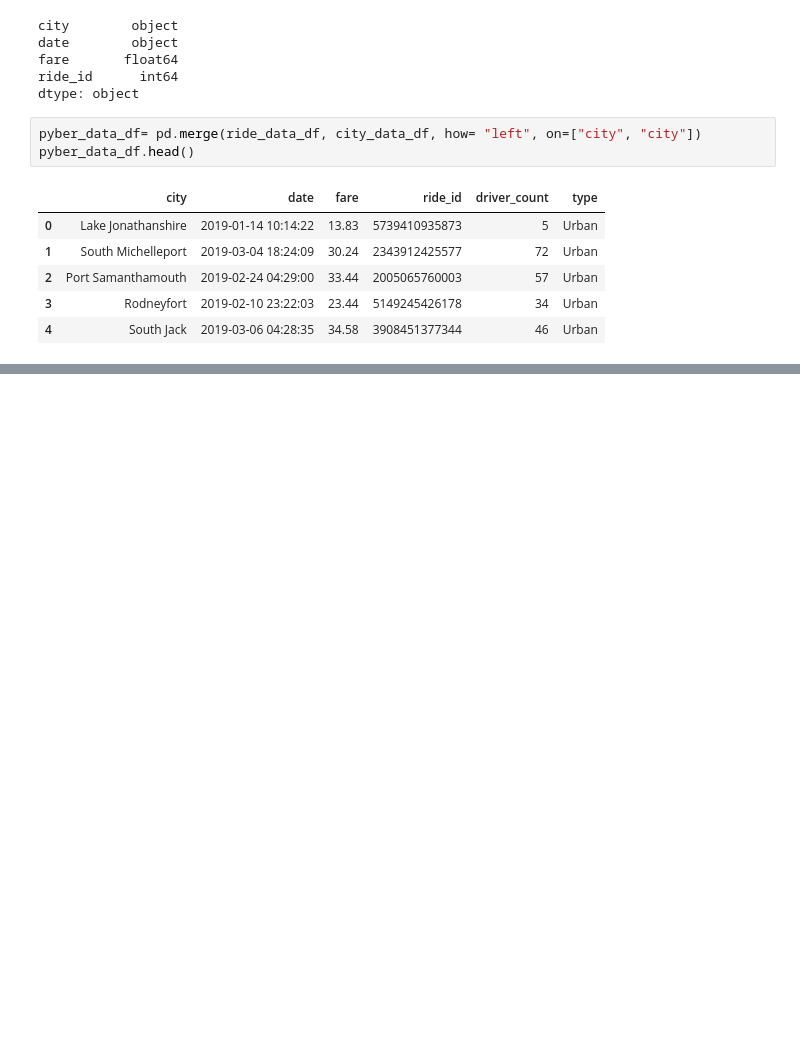
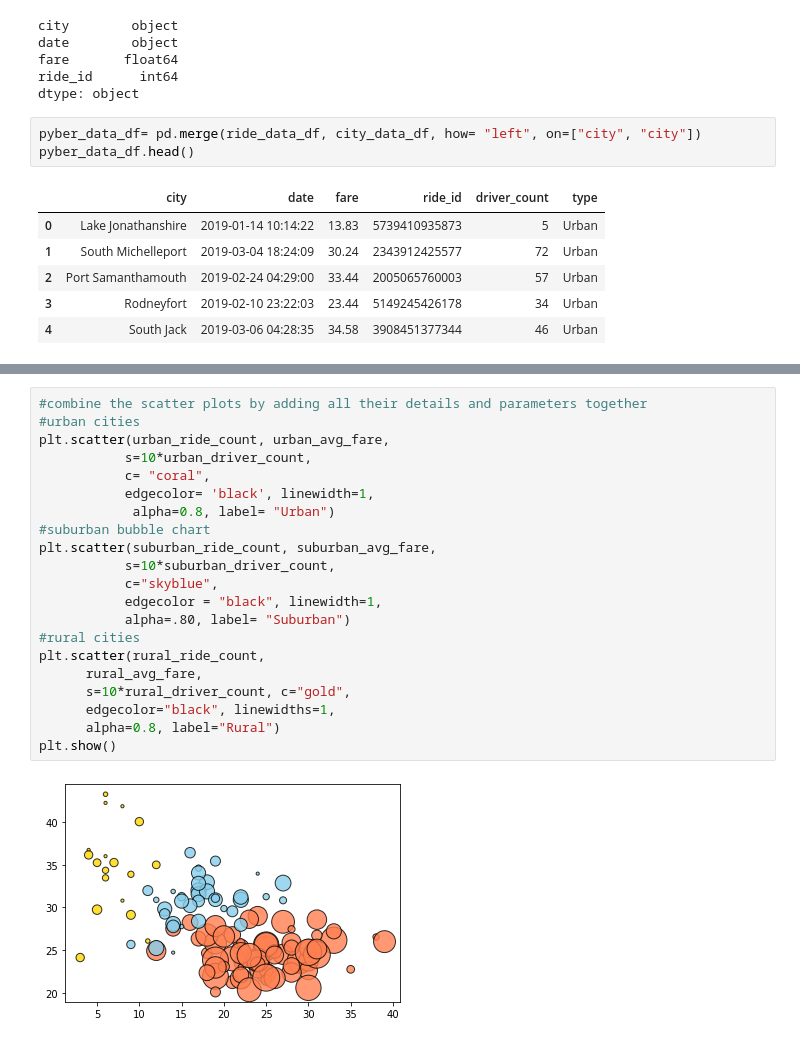
Before and after one commit to RachelKaip/PyBer_Analysis, a Jupyter notebook: PyBer.ipynb, the cells around one changed output, grey strips where cells are left out. Cells and saved outputs as stored; diff of their text form; blank space fills up the shorter version.

```diff
--- a/PyBer.ipynb
+++ b/PyBer.ipynb
@@ -109,0 +288,23 @@ pyber_data_df.head()
+# %%
+#combine the scatter plots by adding all their details and parameters together
+#urban cities
+plt.scatter(urban_ride_count, urban_avg_fare,
+           s=10*urban_driver_count,
+           c= "coral",
+           edgecolor= 'black', linewidth=1,
+            alpha=0.8, label= "Urban")
+#suburban bubble chart
+plt.scatter(suburban_ride_count, suburban_avg_fare,
+           s=10*suburban_driver_count,
+           c="skyblue",
+           edgecolor = "black", linewidth=1,
+           alpha=.80, label= "Suburban")
+#rural cities
+plt.scatter(rural_ride_count,
+      rural_avg_fare,
+      s=10*rural_driver_count, c="gold",
+      edgecolor="black", linewidths=1,
+      alpha=0.8, label="Rural")
+plt.show()
+# %% [output]
+[figure, added]
```
Also changed, not shown: parts of 17 cells of this notebook, 1 other file.
